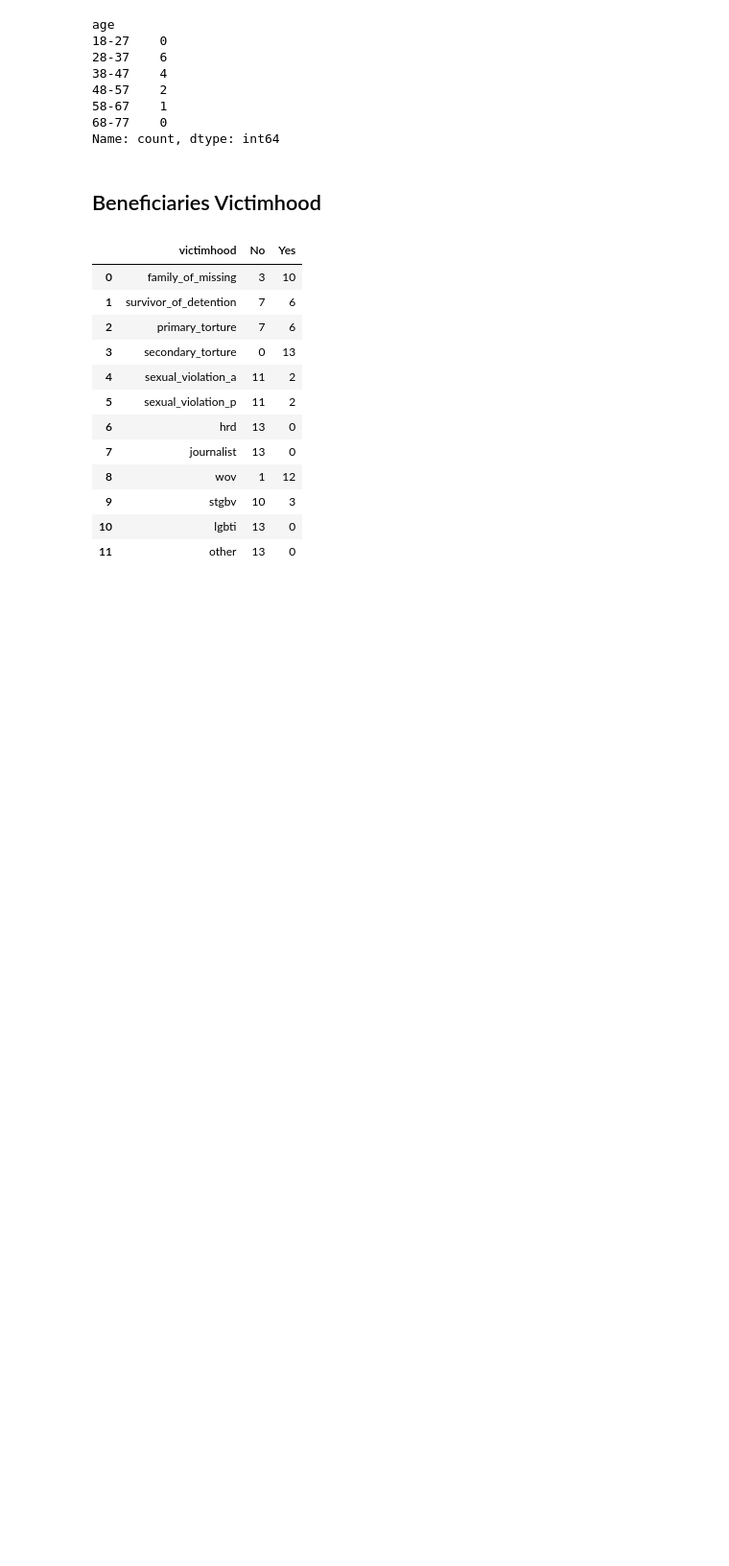
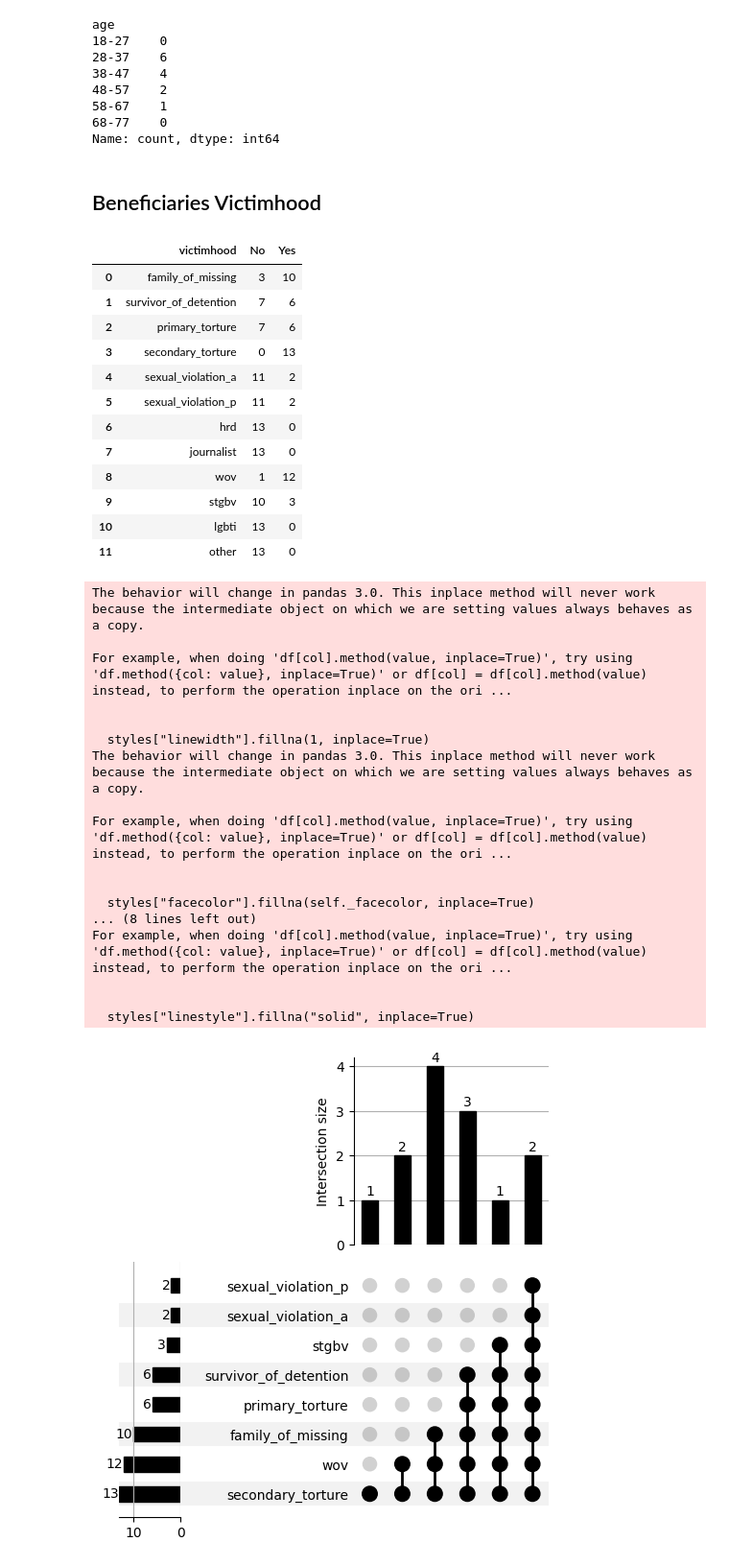
Before and after one commit to ModarYaghi/fc-performeter, a Jupyter notebook: notebooks/analysis/1_intake.ipynb, the cells around one changed output. Shown: that part at 96% size. Saved outputs shown, nothing was run; the diff lists cells and outputs as text; code cells hidden in the pictures; blank space fills up the shorter version.

Commit message:
Trying UpSet Plot

```diff
--- a/notebooks/analysis/1_intake.ipynb
+++ b/notebooks/analysis/1_intake.ipynb
@@ -112,14 +114,41 @@ from upsetplot import from_indicators
 import matplotlib.pyplot as plt
 # %%
-expanded_rows = []
+# Step 1: Extract categories and simulate individual memberships
+categories = count_df["victimhood"].tolist()
+memberships = []
 
-for _, row in count_df.iterrows():
-    category = row["victimhood"]
-    yes_count = row["Yes"]
-    no_count = row["No"]
+# Simulate 13 individuals based on the "Yes" counts
+total_individuals = 13
+for i in range(total_individuals):
+    individual_membership = []
+    for idx, row in count_df.iterrows():
+        if i < row["Yes"]:  # If within the "Yes" count, add the category
+            individual_membership.append(row["victimhood"])
+    memberships.append(individual_membership)
 
-    expanded_rows.extend([{categroy: 1} for _ in range(yes_count)])
+# Step 2: Prepare Data for UpSetPlot
+upset_data = from_memberships(memberships, data=None)
 
-    expanded_rows.extend([{categroy: 0} for _ in range(no_count)])
-
-expanded_data = pd.DataFrame(expanded_rows).fillna(0).astype(int)
+# Step 3: Create and Display UpSet Plot
+upset = UpSet(upset_data, subset_size="count", show_counts=True)
+upset.plot()
+plt.show()
+# %% [output]
+The behavior will change in pandas 3.0. This inplace method will never work because the intermediate object on which we are setting values always behaves as a copy.
+
+For example, when doing 'df[col].method(value, inplace=True)', try using 'df.method({col: value}, inplace=True)' or df[col] = df[col].method(value) instead, to perform the operation inplace on the ori ...
+
+
+  styles["linewidth"].fillna(1, inplace=True)
+The behavior will change in pandas 3.0. This inplace method will never work because the intermediate object on which we are setting values always behaves as a copy.
+
+For example, when doing 'df[col].method(value, inplace=True)', try using 'df.method({col: value}, inplace=True)' or df[col] = df[col].method(value) instead, to perform the operation inplace on the ori ...
+
+
+  styles["facecolor"].fillna(self._facecolor, inplace=True)
+... (8 lines left out)
+For example, when doing 'df[col].method(value, inplace=True)', try using 'df.method({col: value}, inplace=True)' or df[col] = df[col].method(value) instead, to perform the operation inplace on the ori ...
+
+
+  styles["linestyle"].fillna("solid", inplace=True)
+[figure, added]
```
Also changed, not shown: parts of 3 cells of this notebook.
